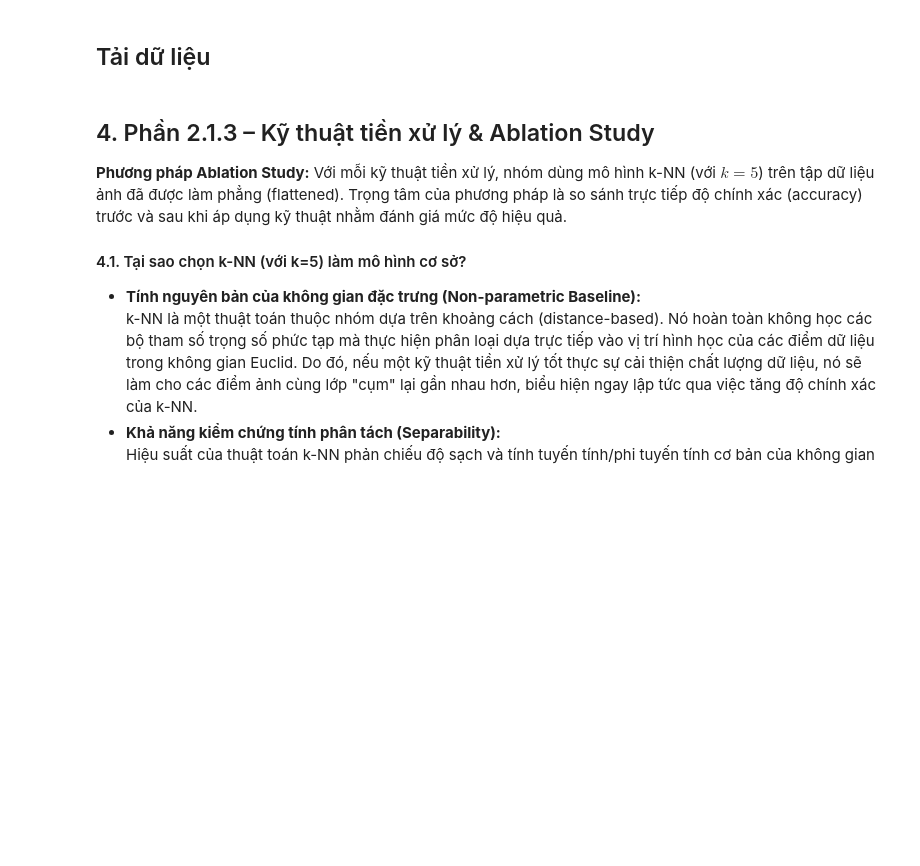
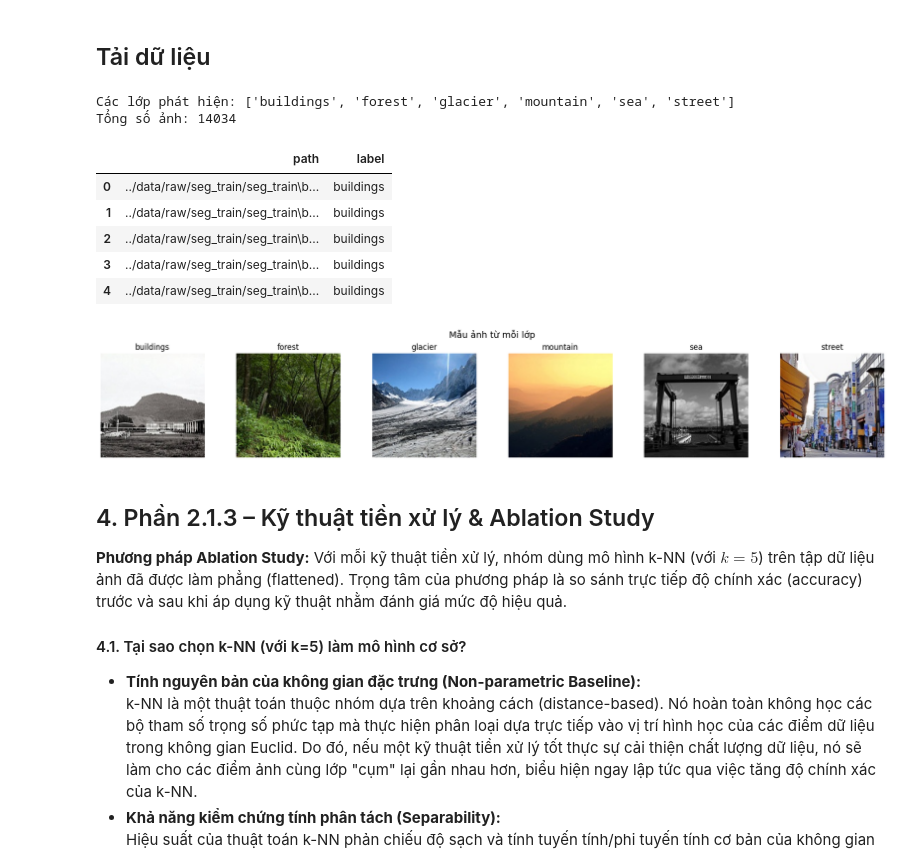
Before and after one commit to LeMinhNhat2901/DataMining_Preprocessing, a Jupyter notebook: notebooks/02_preprocessing_image.ipynb, the cells around one changed output. Drawn from its saved outputs; the diff is of its cells as text; code cells hidden in the pictures; blank space fills up the shorter version.

```diff
--- a/notebooks/02_preprocessing_image.ipynb
+++ b/notebooks/02_preprocessing_image.ipynb
@@ -50,7 +52,7 @@ print('Import thư viện thành công!')
 # %% [markdown]
 ## Tải dữ liệu
 # %%
-DATA_ROOT = './seg_train/seg_train'
+DATA_ROOT = '../data/raw/seg_train/seg_train'
 CLASSES = sorted(os.listdir(DATA_ROOT))
 print('Các lớp phát hiện:', CLASSES)
 
@@ -60,33 +62,43 @@ def get_image_paths(root, classes):
     for cls in classes:
         paths = glob.glob(os.path.join(root, cls, '*.jpg')) + \
                 glob.glob(os.path.join(root, cls, '*.png'))
         for p in paths:
             data.append({'path': p, 'label': cls})
     return pd.DataFrame(data)
 
 df = get_image_paths(DATA_ROOT, CLASSES)
 print(f'Tổng số ảnh: {len(df)}')
 display(df.head())
 
 # load ảnh về numpy
 def load_image_rgb(path, size=None):
     img = cv2.imread(path)
     img = cv2.cvtColor(img, cv2.COLOR_BGR2RGB)
     if size:
         img = cv2.resize(img, (size, size))
     return img
 
 # Hiển thị mẫu ảnh từ mỗi lớp
 fig, axes = plt.subplots(1, len(CLASSES), figsize=(18, 3))
 for ax, cls in zip(axes, CLASSES):
     sample = df[df['label'] == cls].iloc[0]['path']
     img = load_image_rgb(sample)
     ax.imshow(img)
     ax.set_title(cls)
     ax.axis('off')
 plt.suptitle('Mẫu ảnh từ mỗi lớp', fontsize=14)
 plt.tight_layout()
 plt.show()
+# %% [output]
+Các lớp phát hiện: ['buildings', 'forest', 'glacier', 'mountain', 'sea', 'street']
+Tổng số ảnh: 14034
+|  | path | label |
+| 0 | ../data/raw/seg_train/seg_train\b... | buildings |
+| 1 | ../data/raw/seg_train/seg_train\b... | buildings |
+| 2 | ../data/raw/seg_train/seg_train\b... | buildings |
+| 3 | ../data/raw/seg_train/seg_train\b... | buildings |
+| 4 | ../data/raw/seg_train/seg_train\b... | buildings |
+[figure, added]
 # %% [markdown]
 ## 4. Phần 2.1.3 – Kỹ thuật tiền xử lý & Ablation Study
 
```
Also changed, not shown: parts of 9 cells of this notebook, 6 other files.
